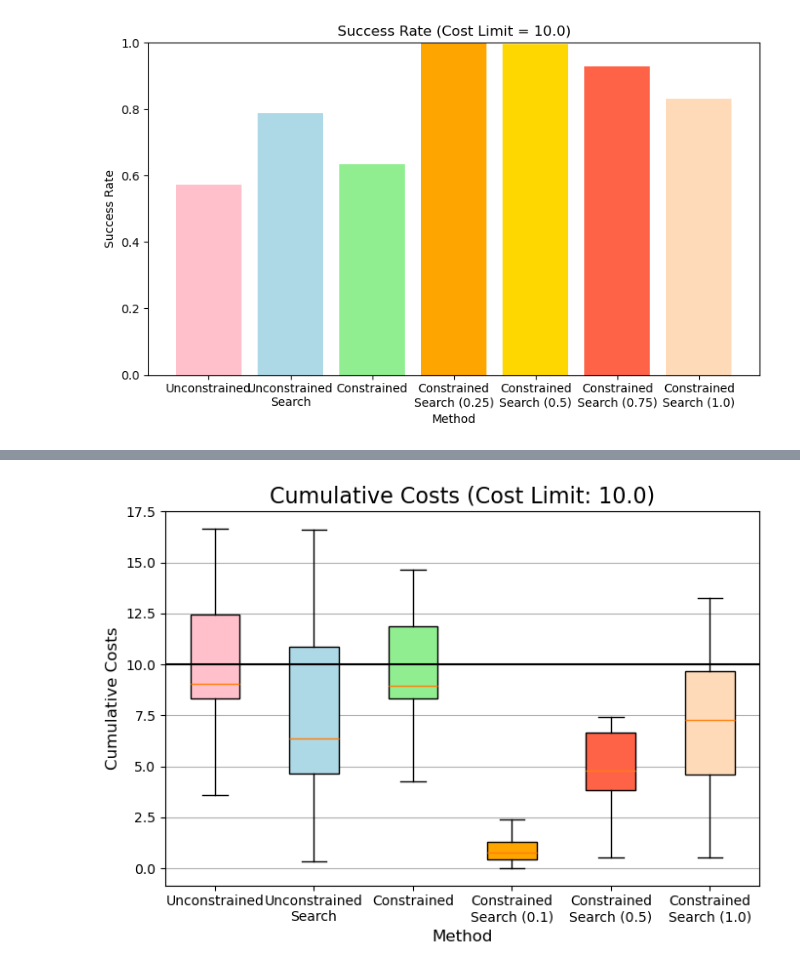
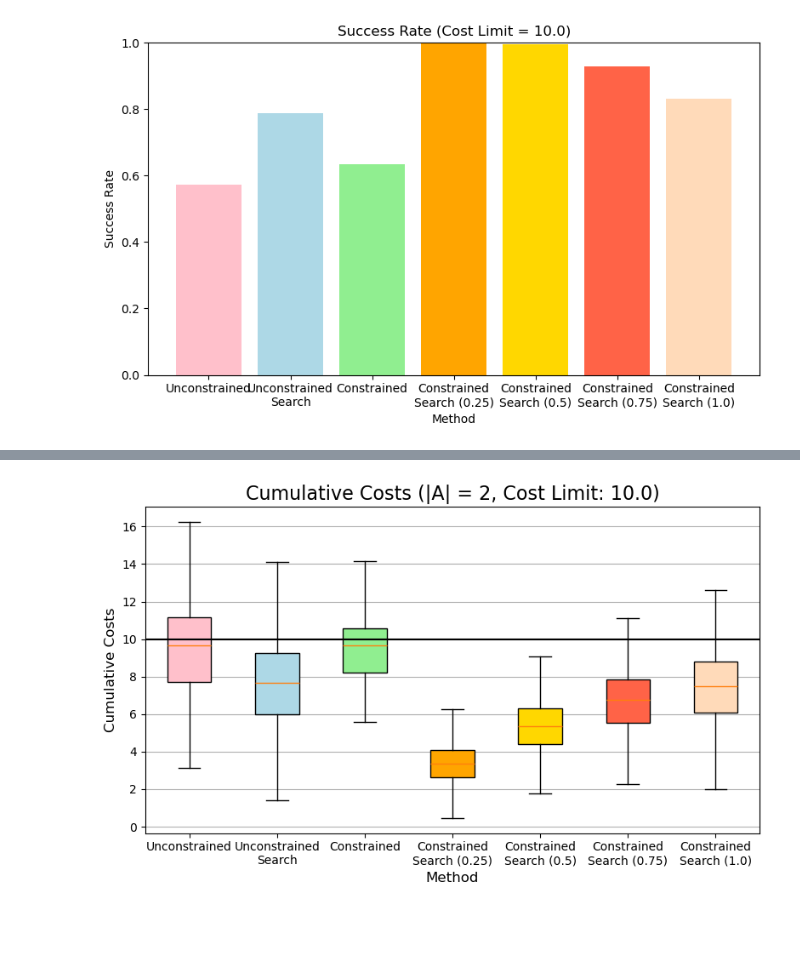
Before and after one commit to delay-planner/rb-visual-mapf, a Jupyter notebook: pud/plots/plot_pointenv_metrics.ipynb, the cells around one changed output, grey strips where cells are left out. Cells and saved outputs as stored; diff of their text form; code cells hidden in the pictures; blank space fills up the shorter version.

```diff
--- a/pud/plots/plot_pointenv_metrics.ipynb
+++ b/pud/plots/plot_pointenv_metrics.ipynb
@@ -54,8 +54,6 @@ def extract_multi_agent_metrics(records, num_agents):
         all_within_cost_limit = all([cost < trained_cost_limit for cost in cumulative_costs])
         if all_success and all_within_cost_limit:
             success_rate += 1
-        else:
-            print("Failed")
 
         mean_steps.append(np.mean(steps))
         mean_rewards.append(np.mean(rewards))
@@ -148,15 +148,16 @@ def plot_rewards(metrics):
     )
 # %%
-def plot_cumulative_costs(metrics):
-    unconstrained_cc = metrics[0]['cumulative_costs']
-    unconstrained_search_cc = metrics[1]['cumulative_costs']
-    constrained_cc = metrics[2]['cumulative_costs']
-    constrained_search_cc = [metric['cumulative_costs'] for metric in metrics[3]]
+def plot_cumulative_costs(metrics, num_agents):
+    key = 'mean_cumulative_costs' if num_agents > 1 else 'cumulative_costs'
+    unconstrained_cc = metrics[0][key]
+    unconstrained_search_cc = metrics[1][key]
+    constrained_cc = metrics[2][key]
+    constrained_search_cc = [metric[key] for metric in metrics[3]]
 
     plot_bplots(
         [unconstrained_cc, unconstrained_search_cc, constrained_cc, *constrained_search_cc],
         ['Unconstrained', 'Unconstrained\nSearch', 'Constrained', 'Constrained\nSearch (0.25)', 'Constrained\nSearch (0.5)', 'Constrained\nSearch (0.75)', 'Constrained\nSearch (1.0)'],
-        {'title': f'Cumulative Costs (Cost Limit: {trained_cost_limit})', 'ylabel': 'Cumulative Costs', 'xlabel': 'Method', 'trained_cost_limit': trained_cost_limit}
+        {'title': f'Cumulative Costs (|A| = {num_agents}, Cost Limit: {trained_cost_limit})', 'ylabel': 'Cumulative Costs', 'xlabel': 'Method', 'trained_cost_limit': trained_cost_limit}
     )
 # %%
 plot_success_rate([unconstrained_metrics, unconstrained_search_metrics, constrained_metrics, constrained_search_factored_metrics])
@@ -178,9 +179,9 @@ plot_cumulative_costs([unconstrained_metrics, unconstrained_search_metrics, cons
 unconstrained_records = np.load("pud/plots/data/multi_agent/unconstrained_records_2.npy", allow_pickle=True)
 unconstrained_search_records = np.load("pud/plots/data/multi_agent/unconstrained_search_records_2.npy", allow_pickle=True)
 constrained_records = np.load("pud/plots/data/multi_agent/constrained_records_2.npy", allow_pickle=True)
-# constrained_search_factored_records = np.load("pud/plots/data/multi_agent/constrained_search_factored_records_2.npy", allow_pickle=True)
+constrained_search_factored_records = np.load("pud/plots/data/multi_agent/constrained_search_factored_records_2.npy", allow_pickle=True)
 
 unconstrained_metrics = extract_multi_agent_metrics(unconstrained_records, 2)
 unconstrained_search_metrics = extract_multi_agent_metrics(unconstrained_search_records, 2)
 constrained_metrics = extract_multi_agent_metrics(constrained_records, 2)
-# constrained_search_factored_metrics = [extract_multi_agent_metrics(csr, 2) for csr in constrained_search_factored_records]
+constrained_search_factored_metrics = [extract_multi_agent_metrics(csr, 2) for csr in constrained_search_factored_records]
@@ -221,4 +220,4 @@ plot_rewards([unconstrained_metrics, unconstrained_search_metrics, constrained_m
 # %%
-plot_cumulative_costs([unconstrained_metrics, unconstrained_search_metrics, constrained_metrics, constrained_search_factored_metrics])
+plot_cumulative_costs([unconstrained_metrics, unconstrained_search_metrics, constrained_metrics, constrained_search_factored_metrics], 2)
 # %% [output]
-[figure, old version]
+[figure, new version]
```
Also changed, not shown: parts of 9 cells of this notebook, 1 other file.
